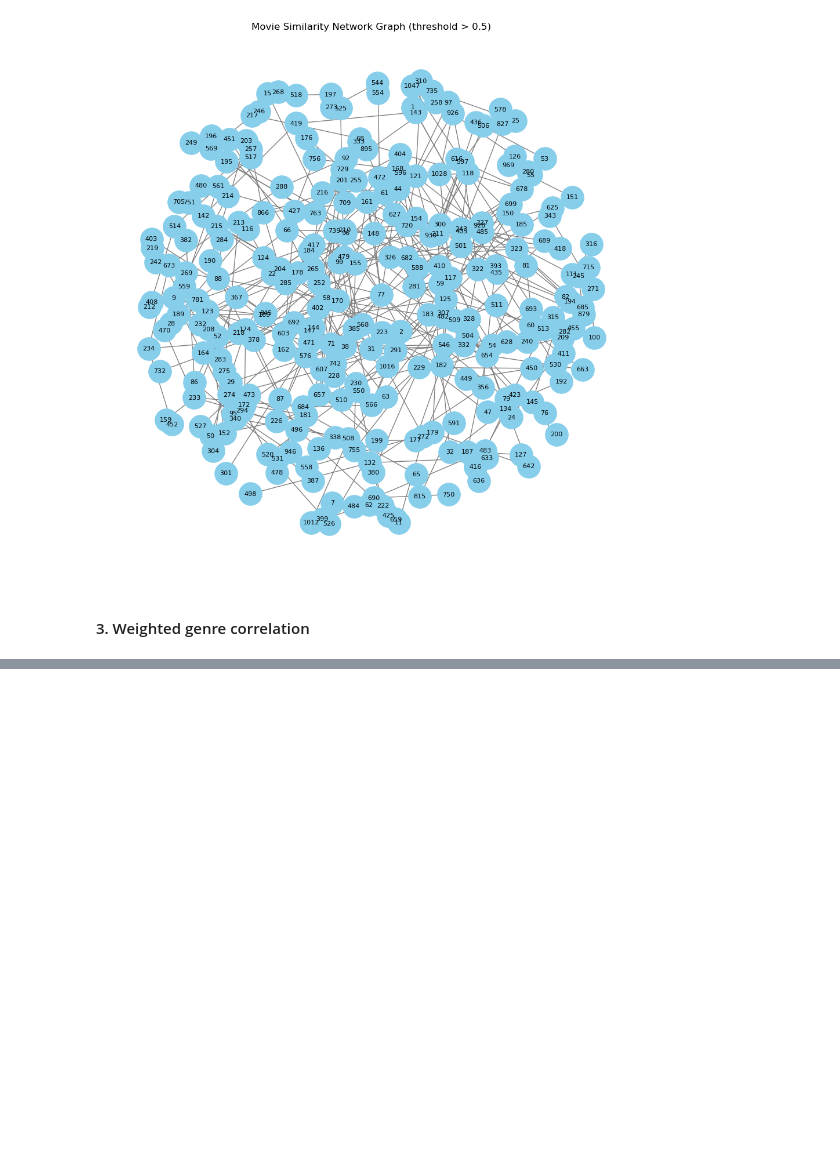
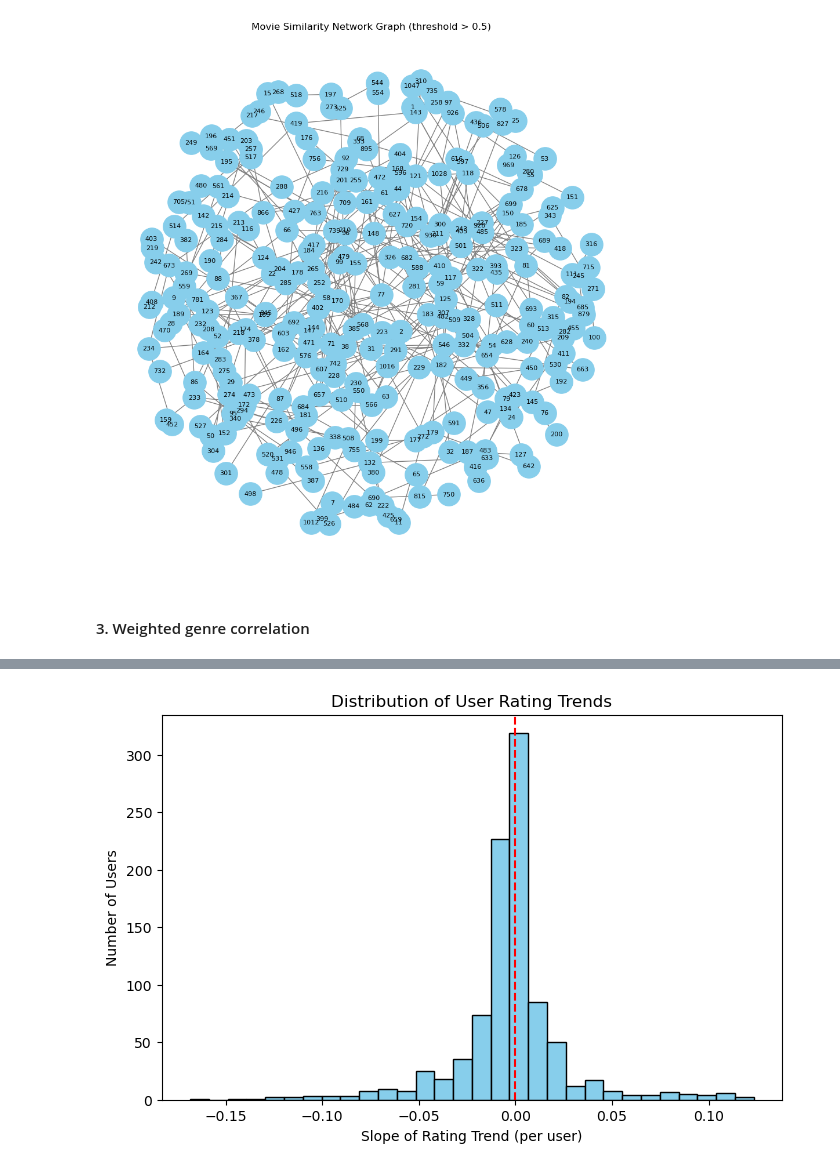
Before and after one commit to asimjamal/MovieLens-100K-Review-Analysis, a Jupyter notebook: MovieLens100k Analysis.ipynb, the cells around one changed output, grey strips where cells are left out. Cells and saved outputs as stored; diff of their text form; code cells hidden in the pictures; blank space fills up the shorter version.

```diff
--- a/MovieLens100k Analysis.ipynb
+++ b/MovieLens100k Analysis.ipynb
@@ -540,0 +566,18 @@ NameError: name 'movies_full' is not defined
+# %%
+# Step 5: Fit slope per user
+user_slopes = []
+for uid, grp in ratings_sorted.groupby("user_id"):
+    if len(grp) > 5:  # need enough ratings
+        slope, intercept, r, p, se = linregress(grp["rating_order"], grp["rating"])
+        user_slopes.append(slope)
+
+# Distribution of slopes
+plt.figure(figsize=(8,5))
+plt.hist(user_slopes, bins=30, color="skyblue", edgecolor="black")
+plt.axvline(0, color="red", linestyle="--")
+plt.xlabel("Slope of Rating Trend (per user)")
+plt.ylabel("Number of Users")
+plt.title("Distribution of User Rating Trends")
+plt.show()
+# %% [output]
+[figure, added]
```
Also changed, not shown: parts of 7 cells of this notebook.
